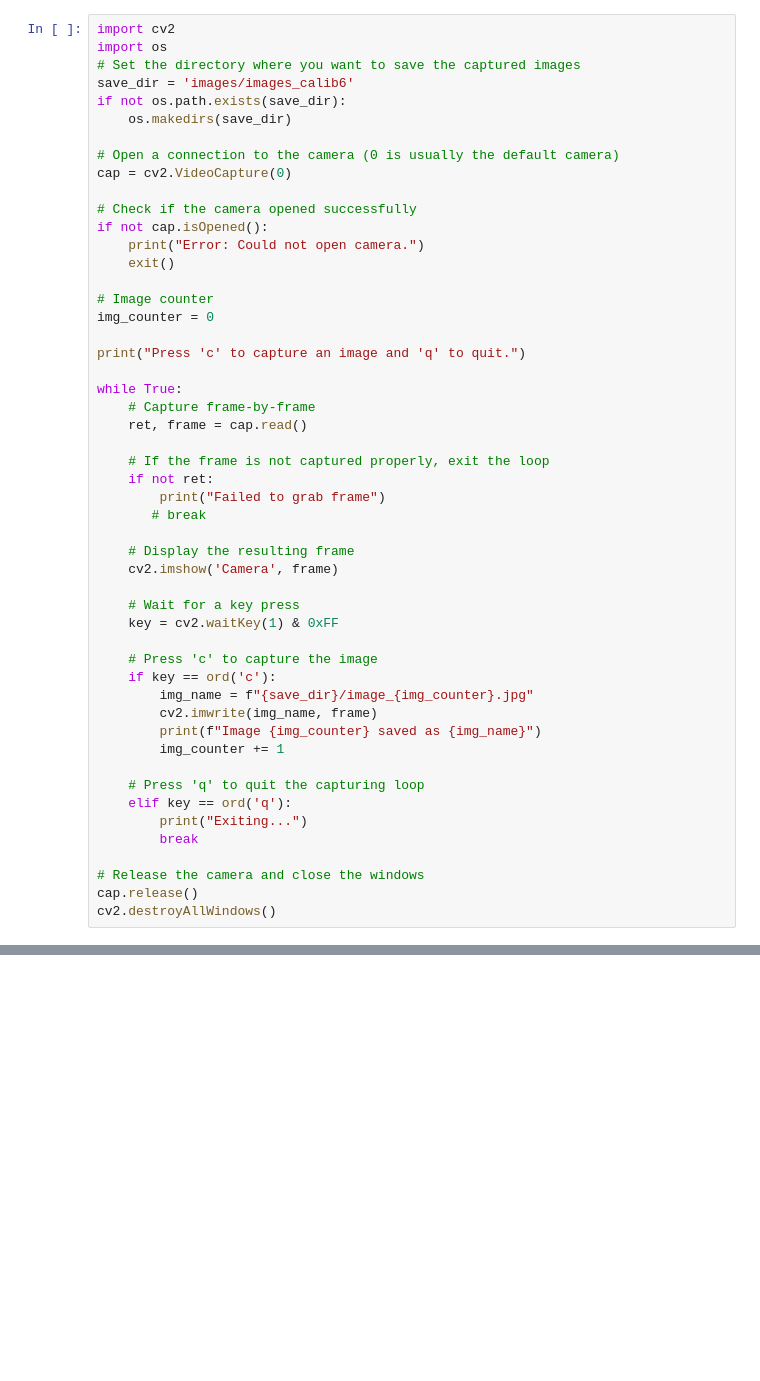
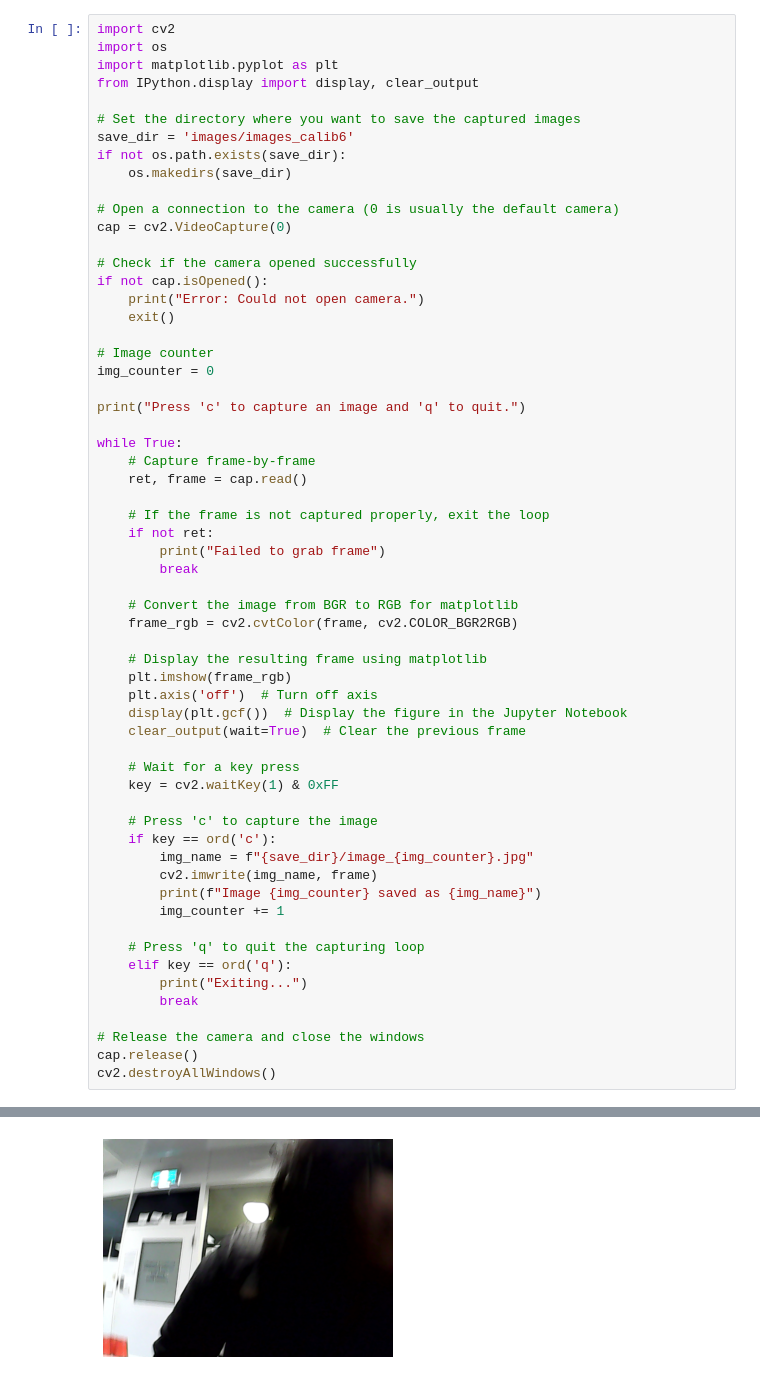
Before and after one commit to arshi9344/ECE4191-E5-tennibot, a Jupyter notebook: notebooks/scratchspace/camera/capture2.ipynb, the cells around one changed output, grey strips where cells are left out. Cells and saved outputs as stored; diff of their text form; blank space fills up the shorter version.

```diff
--- a/notebooks/scratchspace/camera/capture2.ipynb
+++ b/notebooks/scratchspace/camera/capture2.ipynb
@@ -1,6 +1,9 @@
 # %%
 import cv2
 import os
+import matplotlib.pyplot as plt
+from IPython.display import display, clear_output
+
 # Set the directory where you want to save the captured images
 save_dir = 'images/images_calib6'
 if not os.path.exists(save_dir):
@@ -26,10 +29,16 @@ while True:
     # If the frame is not captured properly, exit the loop
     if not ret:
         print("Failed to grab frame")
-       # break
+        break
 
-    # Display the resulting frame
-    cv2.imshow('Camera', frame)
+    # Convert the image from BGR to RGB for matplotlib
+    frame_rgb = cv2.cvtColor(frame, cv2.COLOR_BGR2RGB)
+
+    # Display the resulting frame using matplotlib
+    plt.imshow(frame_rgb)
+    plt.axis('off')  # Turn off axis
+    display(plt.gcf())  # Display the figure in the Jupyter Notebook
+    clear_output(wait=True)  # Clear the previous frame
 
     # Wait for a key press
     key = cv2.waitKey(1) & 0xFF
@@ -55,0 +63 @@ error: OpenCV(4.8.0) D:\a\opencv-python\opencv-python\opencv\modules\highgui\src
+[figure, added]
```
Also changed, not shown: parts of 1 cell of this notebook, 3 other files.
